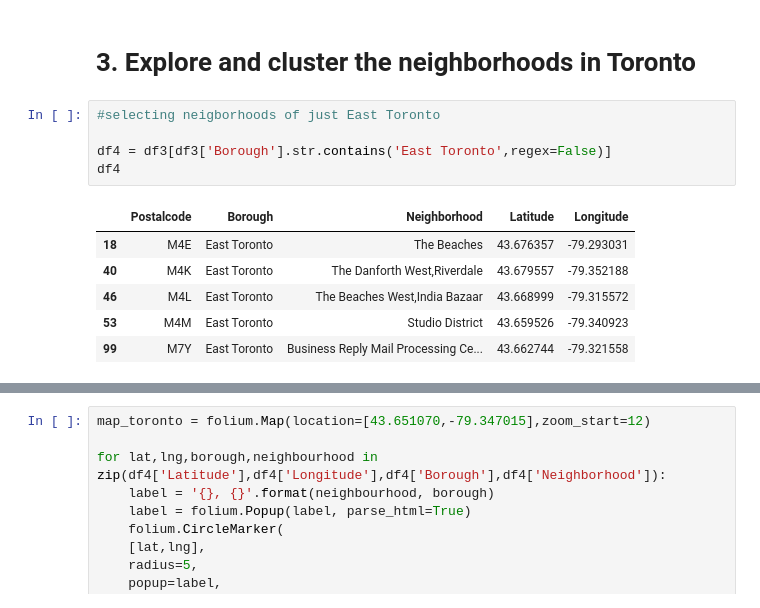
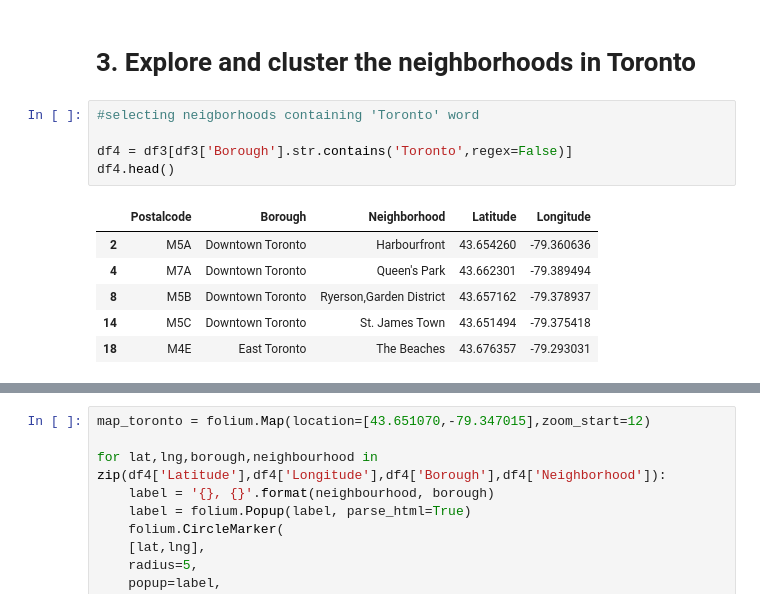
Before and after one commit to vklementev/Coursera_Capstone, a Jupyter notebook: Capstone project 1.ipynb, the cells around one changed output, grey strips where cells are left out. Saved outputs shown, nothing was run; the diff lists cells and outputs as text.

Commit message:
Published from Watson Studio.

```diff
--- a/Capstone project 1.ipynb
+++ b/Capstone project 1.ipynb
@@ -172,17 +134,17 @@ df3.head(15)
 
 # 3. Explore and cluster the neighborhoods in Toronto
 # %%
-#selecting neigborhoods of just East Toronto
+#selecting neigborhoods containing 'Toronto' word
 
-df4 = df3[df3['Borough'].str.contains('East Toronto',regex=False)]
-df4
+df4 = df3[df3['Borough'].str.contains('Toronto',regex=False)]
+df4.head()
 # %% [output]
 |  | Postalcode | Borough | Neighborhood | Latitude | Longitude |
+| 2 | M5A | Downtown Toronto | Harbourfront | 43.654260 | -79.360636 |
+| 4 | M7A | Downtown Toronto | Queen's Park | 43.662301 | -79.389494 |
+| 8 | M5B | Downtown Toronto | Ryerson,Garden District | 43.657162 | -79.378937 |
+| 14 | M5C | Downtown Toronto | St. James Town | 43.651494 | -79.375418 |
 | 18 | M4E | East Toronto | The Beaches | 43.676357 | -79.293031 |
-| 40 | M4K | East Toronto | The Danforth West,Riverdale | 43.679557 | -79.352188 |
-| 46 | M4L | East Toronto | The Beaches West,India Bazaar | 43.668999 | -79.315572 |
-| 53 | M4M | East Toronto | Studio District | 43.659526 | -79.340923 |
-| 99 | M7Y | East Toronto | Business Reply Mail Processing Ce... | 43.662744 | -79.321558 |
 # %%
 import numpy as np
 import pandas as pd
```
Also changed, not shown: parts of 21 cells of this notebook.
